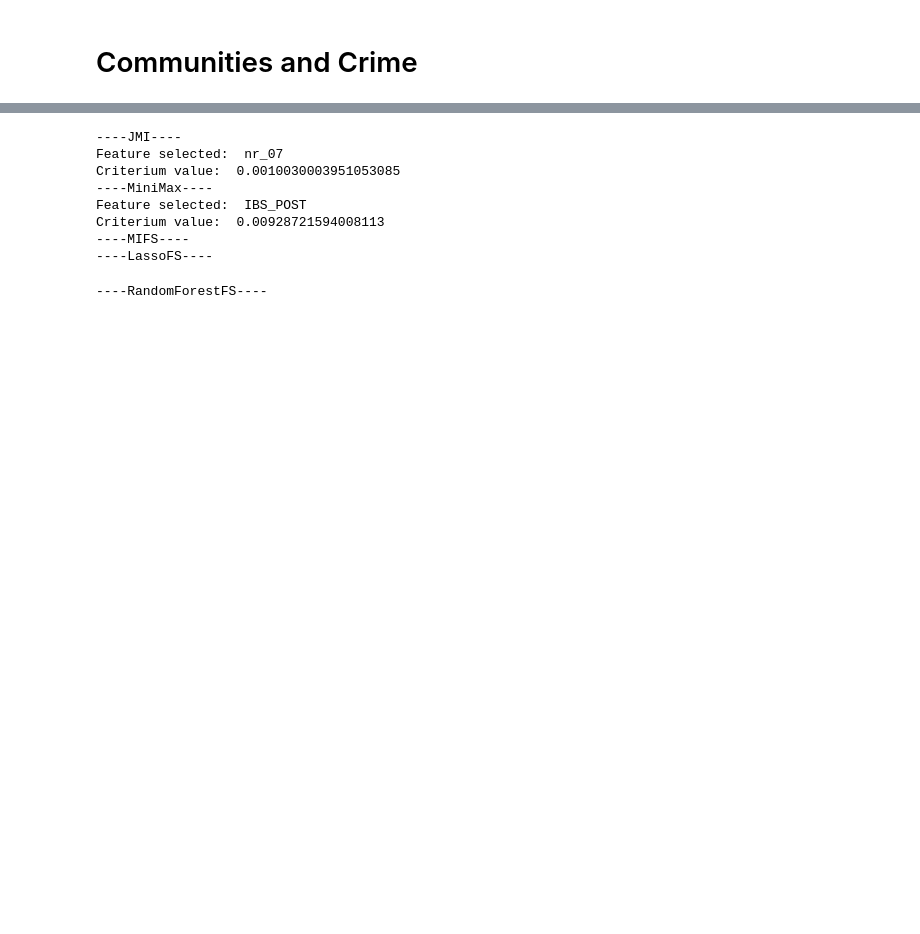
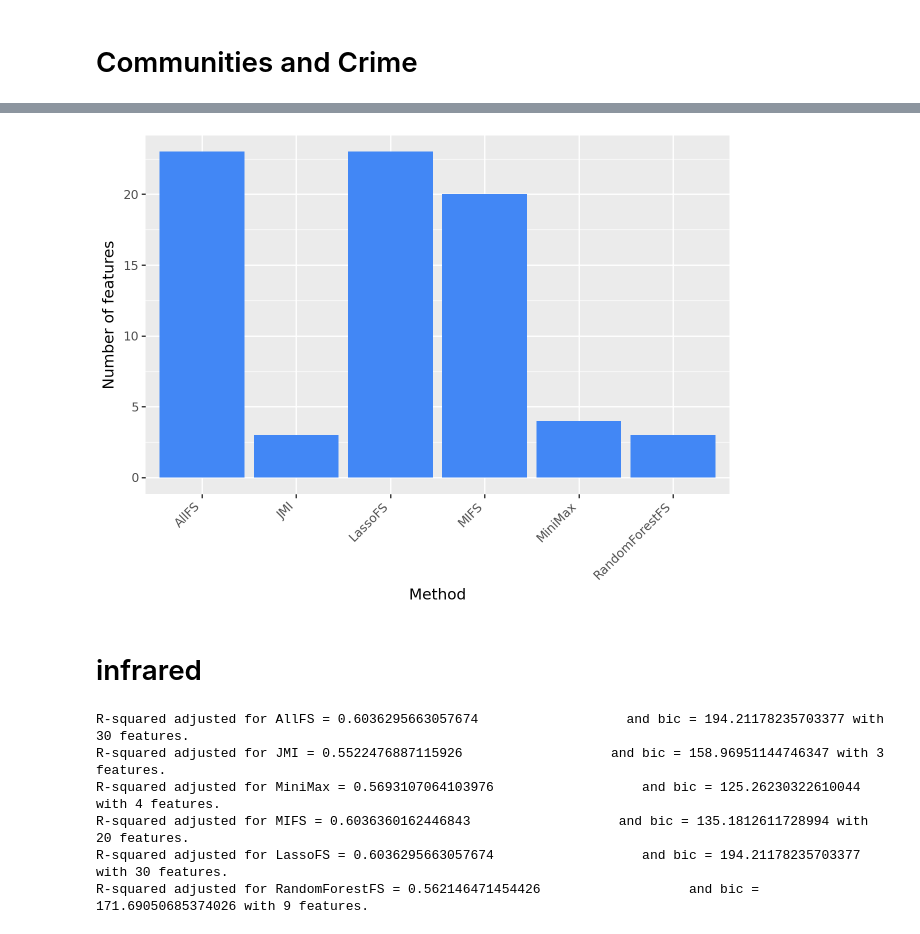
Before and after one commit to bartoszrozek/MUML2024, a Jupyter notebook: notebooks/real_datasets_tests.ipynb, the cells around one changed output, grey strips where cells are left out. Cells and saved outputs as stored; diff of their text form; code cells hidden in the pictures; blank space fills up the shorter version.

```diff
--- a/notebooks/real_datasets_tests.ipynb
+++ b/notebooks/real_datasets_tests.ipynb
@@ -86,0 +120,6 @@ y = myocardial_infarction_complications.data.targets
+# %%
+plot_len(aids_experiment.results_pd)
+# %% [output]
+[figure, added]
+# %% [markdown]
+# infrared
@@ -92,16 +137,13 @@ df = pd.DataFrame(imp.transform(df), columns=df.columns)
 # %%
 features_sets = generate_fs_list(df)
 # %%
-myocardial_experiment = Experiment(features_sets, OLS, df, "FIBR_PREDS")
-myocardial_experiment.fit_fs()
-myocardial_experiment.print_results()
+infrared_experiment = Experiment(features_sets, OLS, df, "aveOralF")
+infrared_experiment.fit_fs()
+infrared_experiment.print_results()
 # %% [output]
-----JMI----
-Feature selected:  nr_07
-Criterium value:  0.0010030003951053085
-----MiniMax----
-Feature selected:  IBS_POST
-Criterium value:  0.00928721594008113
-----MIFS----
-----LassoFS----
+R-squared adjusted for AllFS = 0.6036295663057674                   and bic = 194.21178235703377 with 30 features.
+R-squared adjusted for JMI = 0.5522476887115926                   and bic = 158.96951144746347 with 3 features.
+R-squared adjusted for MiniMax = 0.5693107064103976                   and bic = 125.26230322610044 with 4 features.
+R-squared adjusted for MIFS = 0.6036360162446843                   and bic = 135.1812611728994 with 20 features.
+R-squared adjusted for LassoFS = 0.6036295663057674                   and bic = 194.21178235703377 with 30 features.
+R-squared adjusted for RandomForestFS = 0.562146471454426                   and bic = 171.69050685374026 with 9 features.
-----RandomForestFS----
```
Also changed, not shown: parts of 43 cells of this notebook.
